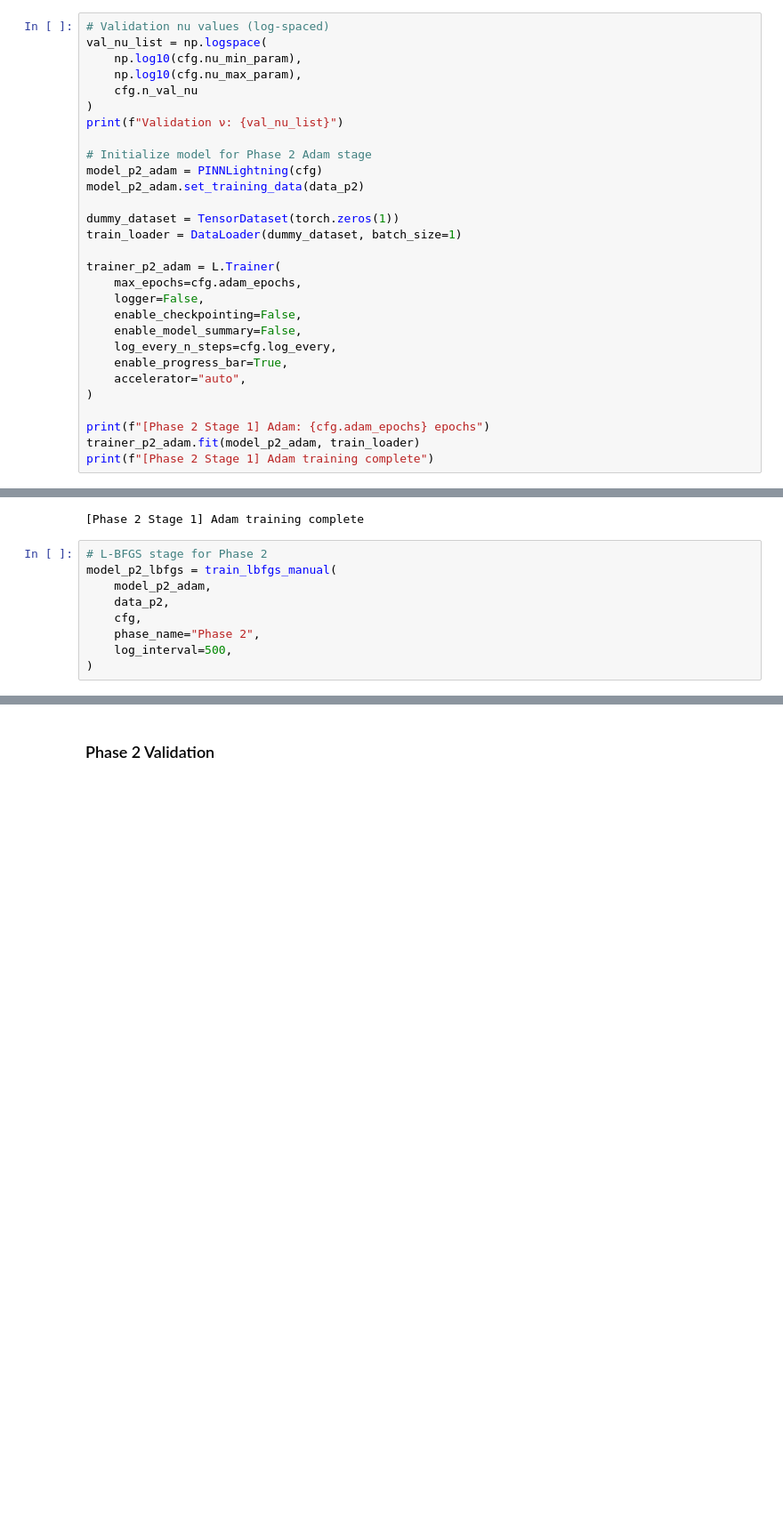
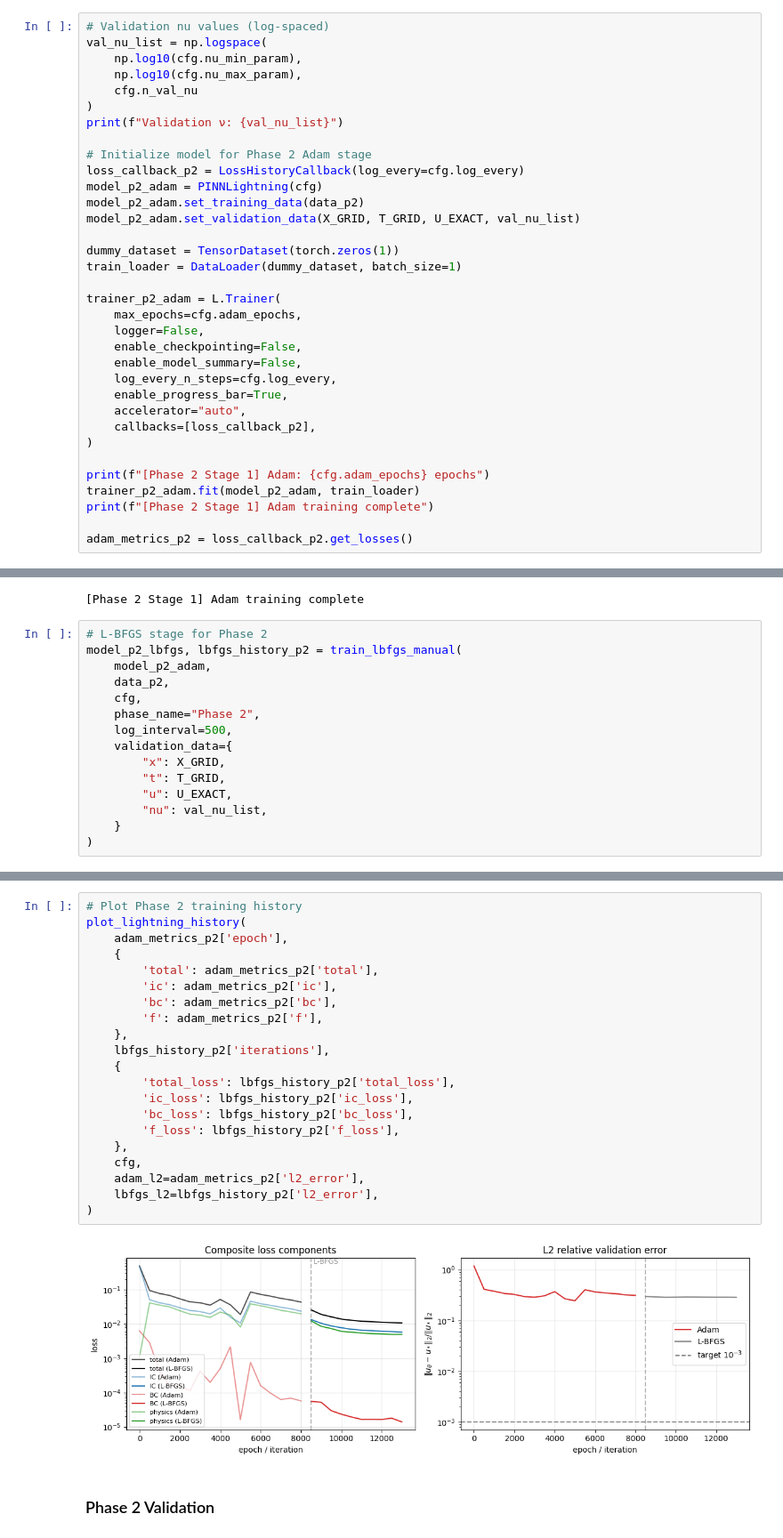
Before and after one commit to Sr-santi/PINN-burgers-eq, a Jupyter notebook: PINN_model_lightning.ipynb, the cells around one changed output, grey strips where cells are left out. Shown at 89% size. Saved outputs shown, nothing was run; the diff lists cells and outputs as text; blank space fills up the shorter version.

```diff
--- a/PINN_model_lightning.ipynb
+++ b/PINN_model_lightning.ipynb
@@ -344,8 +340,10 @@ val_nu_list = np.logspace(
 print(f"Validation ν: {val_nu_list}")
 
 # Initialize model for Phase 2 Adam stage
+loss_callback_p2 = LossHistoryCallback(log_every=cfg.log_every)
 model_p2_adam = PINNLightning(cfg)
 model_p2_adam.set_training_data(data_p2)
+model_p2_adam.set_validation_data(X_GRID, T_GRID, U_EXACT, val_nu_list)
 
 dummy_dataset = TensorDataset(torch.zeros(1))
 train_loader = DataLoader(dummy_dataset, batch_size=1)
@@ -358,11 +356,14 @@ trainer_p2_adam = L.Trainer(
     log_every_n_steps=cfg.log_every,
     enable_progress_bar=True,
     accelerator="auto",
+    callbacks=[loss_callback_p2],
 )
 
 print(f"[Phase 2 Stage 1] Adam: {cfg.adam_epochs} epochs")
 trainer_p2_adam.fit(model_p2_adam, train_loader)
 print(f"[Phase 2 Stage 1] Adam training complete")
+
+adam_metrics_p2 = loss_callback_p2.get_losses()
 # %% [output]
 GPU available: True (cuda), used: True
 TPU available: False, using: 0 TPU cores
@@ -374,12 +375,18 @@ Validation ν: [0.00031831 0.00100658 0.0031831  0.01006584 0.03183099]
 [Phase 2 Stage 1] Adam training complete
 # %%
 # L-BFGS stage for Phase 2
-model_p2_lbfgs = train_lbfgs_manual(
+model_p2_lbfgs, lbfgs_history_p2 = train_lbfgs_manual(
     model_p2_adam,
     data_p2,
     cfg,
     phase_name="Phase 2",
     log_interval=500,
+    validation_data={
+        "x": X_GRID,
+        "t": T_GRID,
+        "u": U_EXACT,
+        "nu": val_nu_list,
+    }
 )
 # %% [output]
 [Phase 2 Stage 2] L-BFGS: max_iter=5000 (single C++ call)
@@ -397,3 +404,26 @@ model_p2_lbfgs = train_lbfgs_manual(
+# %%
+# Plot Phase 2 training history
+plot_lightning_history(
+    adam_metrics_p2['epoch'],
+    {
+        'total': adam_metrics_p2['total'],
+        'ic': adam_metrics_p2['ic'],
+        'bc': adam_metrics_p2['bc'],
+        'f': adam_metrics_p2['f'],
+    },
+    lbfgs_history_p2['iterations'],
+    {
+        'total_loss': lbfgs_history_p2['total_loss'],
+        'ic_loss': lbfgs_history_p2['ic_loss'],
+        'bc_loss': lbfgs_history_p2['bc_loss'],
+        'f_loss': lbfgs_history_p2['f_loss'],
+    },
+    cfg,
+    adam_l2=adam_metrics_p2['l2_error'],
+    lbfgs_l2=lbfgs_history_p2['l2_error'],
+)
+# %% [output]
+[figure, added]
 # %% [markdown]
 ### Phase 2 Validation
 # %%
```
Also changed, not shown: parts of 3 cells of this notebook.
